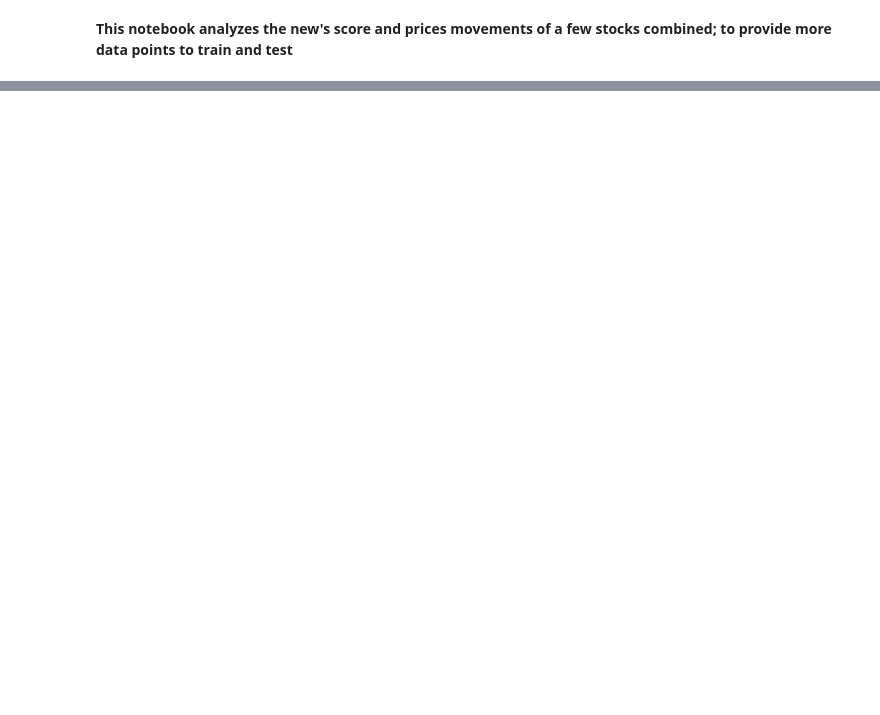
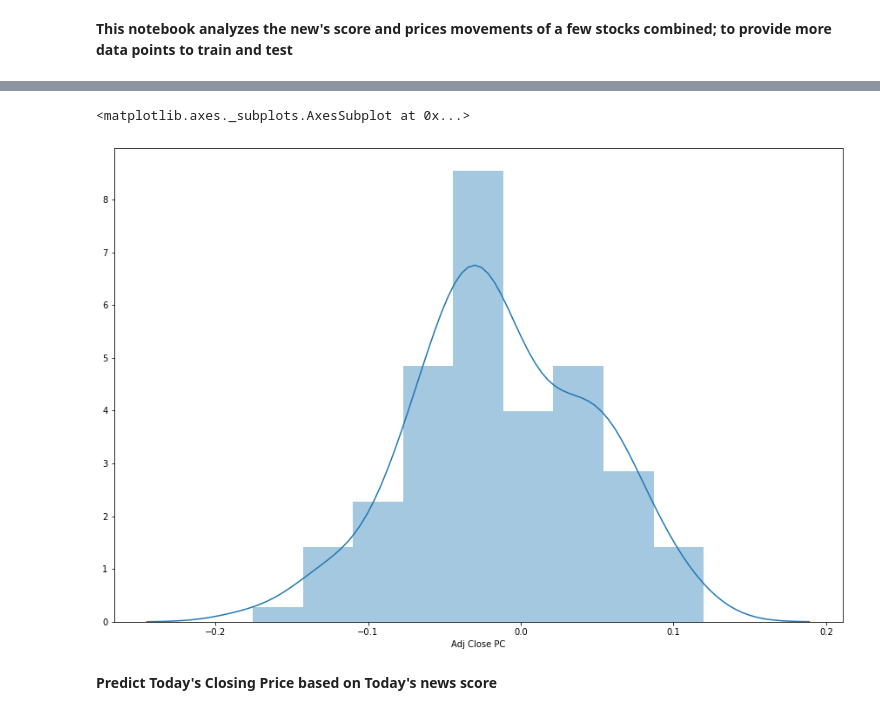
Before and after one commit to SusanQu/SentimentAnalysis, a Jupyter notebook: Sentiment Analysis with Vader 3.ipynb, the cells around one changed output, grey strips where cells are left out. Cells and saved outputs as stored; diff of their text form; code cells hidden in the pictures; blank space fills up the shorter version.

```diff
--- a/Sentiment Analysis with Vader 3.ipynb
+++ b/Sentiment Analysis with Vader 3.ipynb
@@ -25,2 +24,15 @@ pandas.util.testing is deprecated. Use the functions in the public API at pandas
 # %% [markdown]
 **This notebook analyzes the new's score and prices movements of a few stocks combined; to provide more data points to train and test**
+# %%
+#import all dataset
+path = '/Users/Erik/Desktop/DataScience/SentimentAnalysis/data'
+all_files = glob.glob(path + '/*.csv')
+
+data = []
+
+for filename in all_files:
+    df = pd.read_csv(filename, index_col=None, header=0)
+    data.append(df)
+
+price_score_df = pd.concat(data, axis=0, ignore_index=True)
+price_score_df.describe()
@@ -26,0 +49,10 @@ pandas.util.testing is deprecated. Use the functions in the public API at pandas
+# %%
+#check average of daily closing
+plt.figure(figsize=(15,10))
+plt.tight_layout()
+seabornInstance.distplot(price_score_df['Adj Close PC'])
+# %% [output]
+<matplotlib.axes._subplots.AxesSubplot at 0x...>
+[figure, added]
+# %% [markdown]
+**Predict Today's Closing Price based on Today's news score**
```
Also changed, not shown: parts of 7 cells of this notebook.
